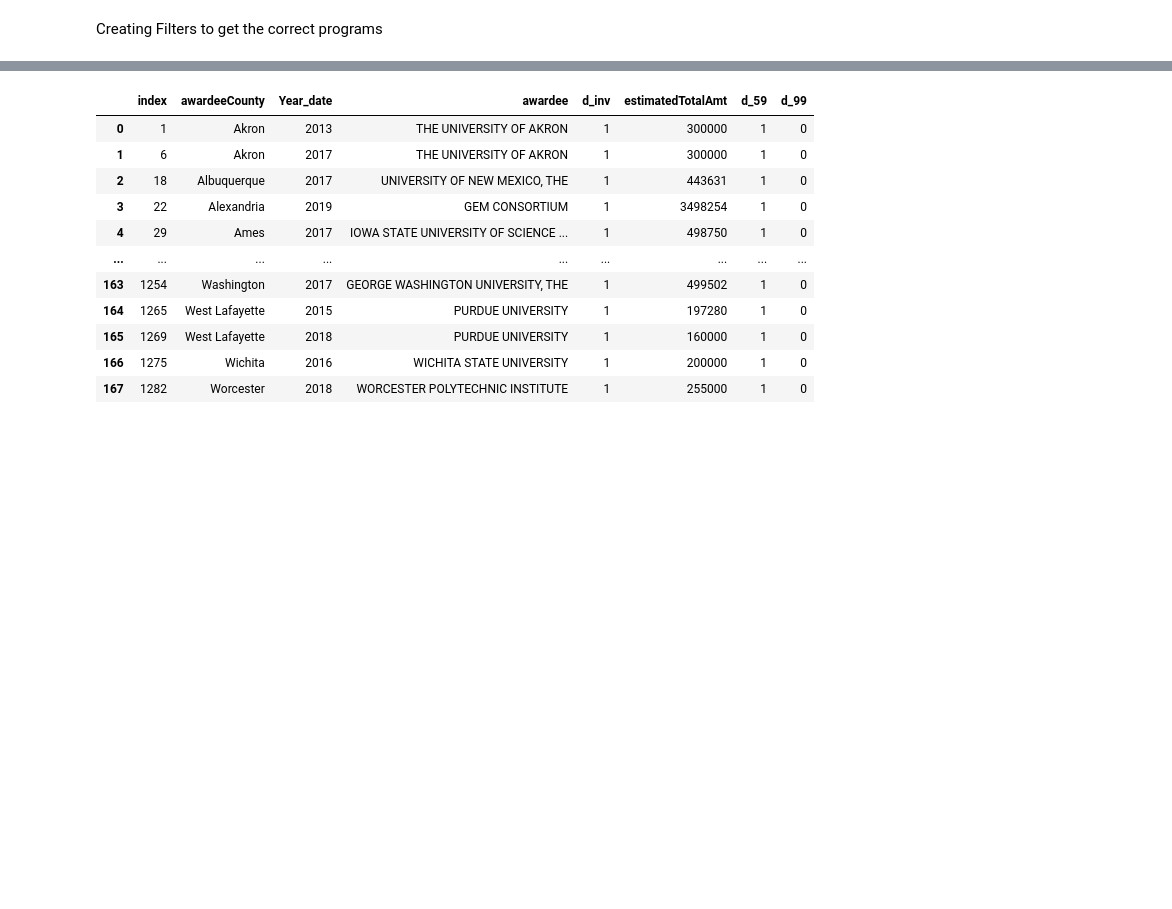
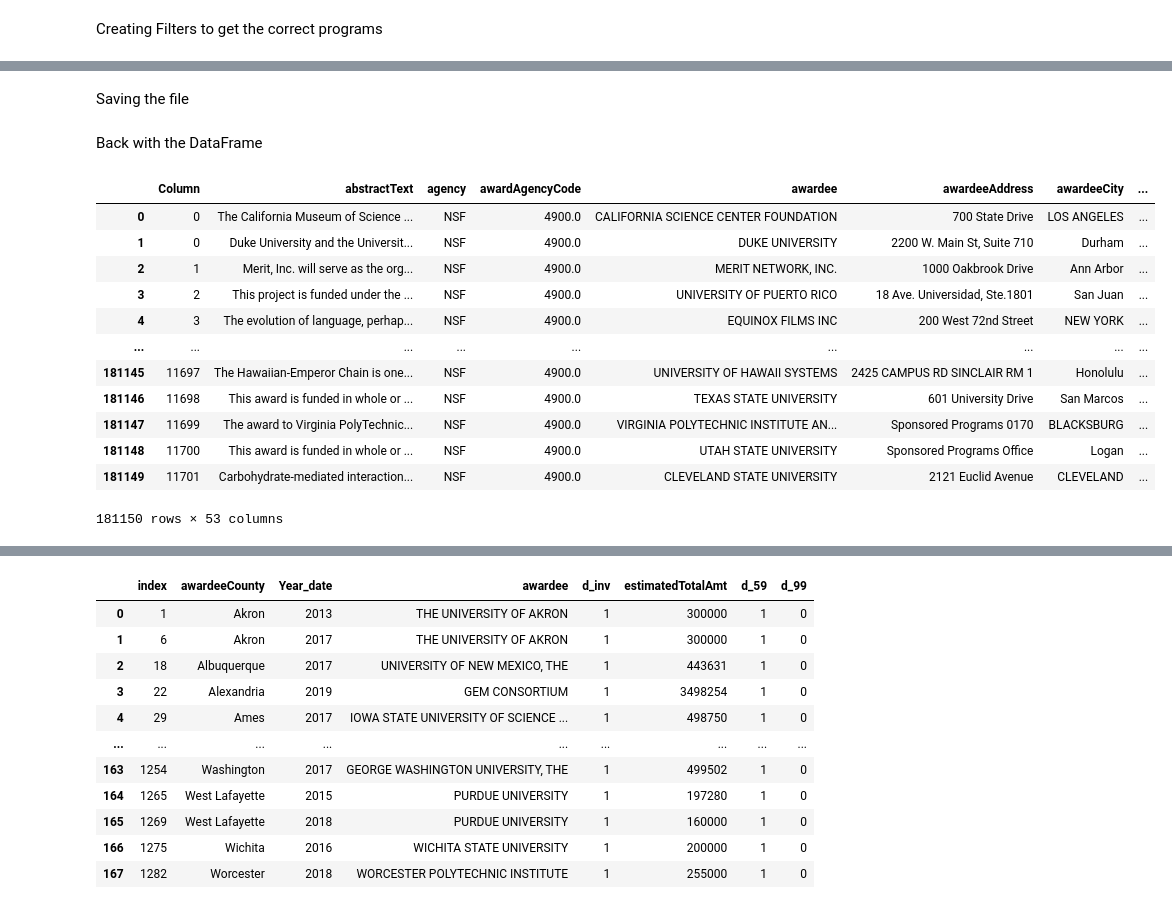
Before and after one commit to SeverinoCenter/nsf_engines, a Jupyter notebook: Vitor/Panel_All.ipynb, the cells around one changed output, grey strips where cells are left out. Cells and saved outputs as stored; diff of their text form; code cells hidden in the pictures; blank space fills up the shorter version.

```diff
--- a/Vitor/Panel_All.ipynb
+++ b/Vitor/Panel_All.ipynb
@@ -240,0 +297,2 @@ KeyError: 'fundProgramName'
+# %% [markdown]
+Saving the file
@@ -240,0 +302,2 @@ KeyError: 'fundProgramName'
+# %% [markdown]
+Back with the DataFrame
@@ -240,0 +312,21 @@ KeyError: 'fundProgramName'
+# %%
+# df_others2[df_others2['fundProgramName'] == 'I-Corps']
+# df_others2.to_csv(base/'df_others2.csv', index=False)
+
+df_others2 = pd.read_csv(base/'df_others2.csv')
+# %%
+df_others2.shape #181150
+# %% [output]
+|  | Column | abstractText | agency | awardAgencyCode | awardee | awardeeAddress | awardeeCity | ... |
+| 0 | 0 | The California Museum of Science ... | NSF | 4900.0 | CALIFORNIA SCIENCE CENTER FOUNDATION | 700 State Drive | LOS ANGELES | ... |
+| 1 | 0 | Duke University and the Universit... | NSF | 4900.0 | DUKE UNIVERSITY | 2200 W. Main St, Suite 710 | Durham | ... |
+| 2 | 1 | Merit, Inc. will serve as the org... | NSF | 4900.0 | MERIT NETWORK, INC. | 1000 Oakbrook Drive | Ann Arbor | ... |
+| 3 | 2 | This project is funded under the ... | NSF | 4900.0 | UNIVERSITY OF PUERTO RICO | 18 Ave. Universidad, Ste.1801 | San Juan | ... |
+| 4 | 3 | The evolution of language, perhap... | NSF | 4900.0 | EQUINOX FILMS INC | 200 West 72nd Street | NEW YORK | ... |
+| ... | ... | ... | ... | ... | ... | ... | ... | ... |
+| 181145 | 11697 | The Hawaiian-Emperor Chain is one... | NSF | 4900.0 | UNIVERSITY OF HAWAII SYSTEMS | 2425 CAMPUS RD SINCLAIR RM 1 | Honolulu | ... |
+| 181146 | 11698 | This award is funded in whole or ... | NSF | 4900.0 | TEXAS STATE UNIVERSITY | 601 University Drive | San Marcos | ... |
+| 181147 | 11699 | The award to Virginia PolyTechnic... | NSF | 4900.0 | VIRGINIA POLYTECHNIC INSTITUTE AN... | Sponsored Programs 0170 | BLACKSBURG | ... |
+| 181148 | 11700 | This award is funded in whole or ... | NSF | 4900.0 | UTAH STATE UNIVERSITY | Sponsored Programs Office | Logan | ... |
+| 181149 | 11701 | Carbohydrate-mediated interaction... | NSF | 4900.0 | CLEVELAND STATE UNIVERSITY | 2121 Euclid Avenue | CLEVELAND | ... |
+181150 rows × 53 columns
```
Also changed, not shown: parts of 51 cells of this notebook.
